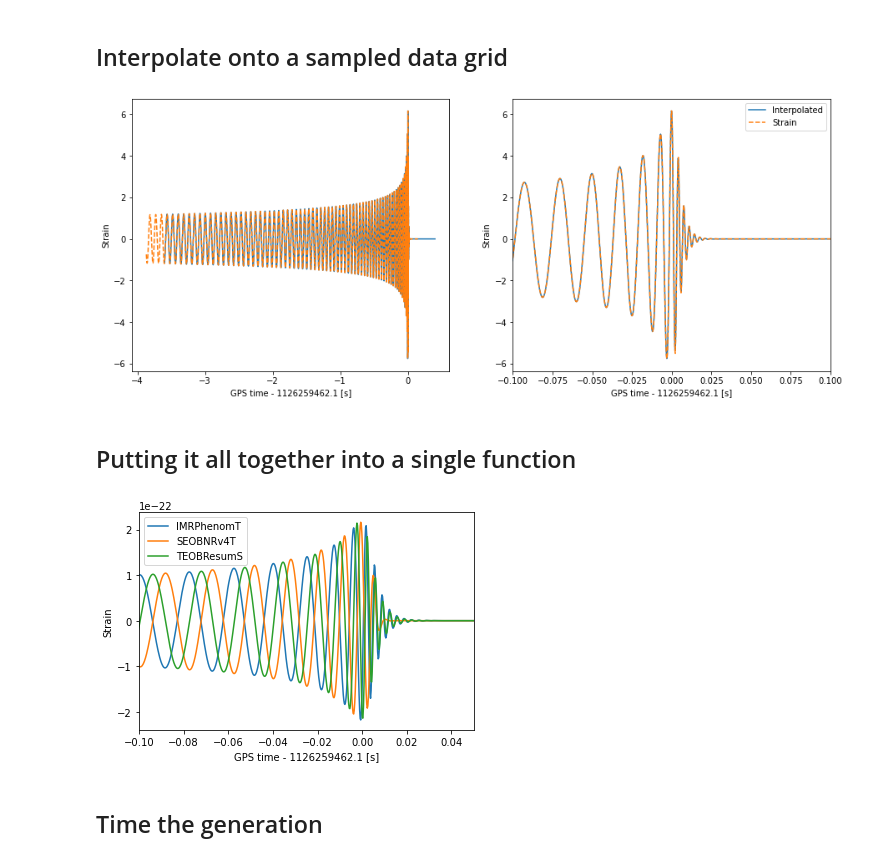
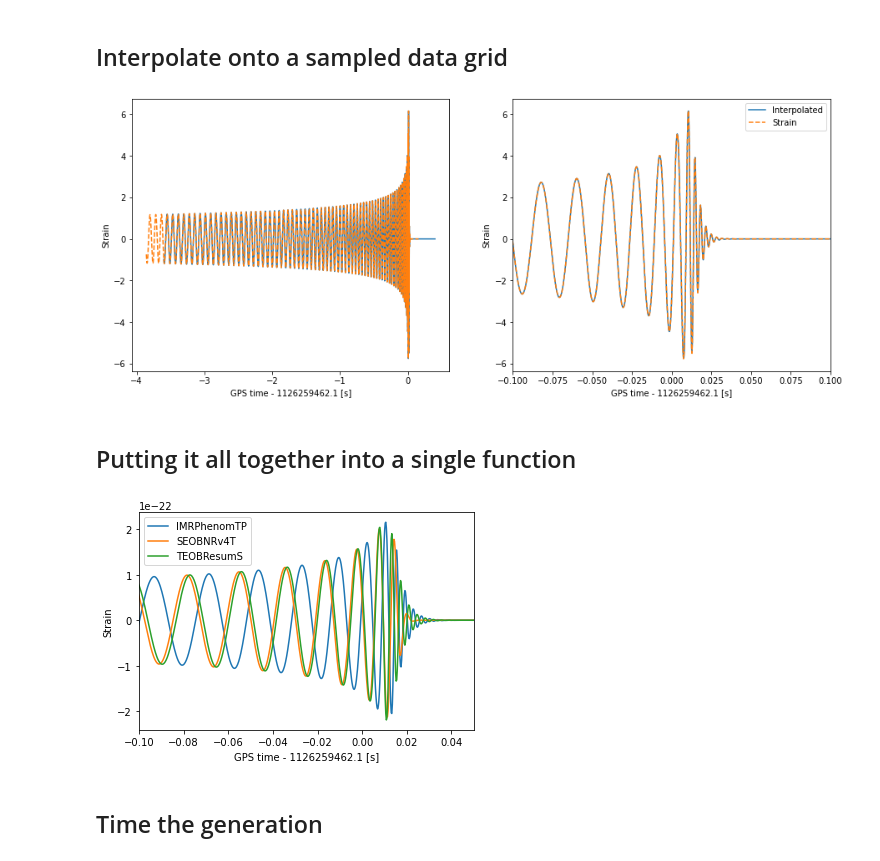
Before and after one commit to GregoryAshton/GregoryAshton.github.io, a Jupyter notebook: source/notes/waveform_projection.ipynb, the cells around one changed output. Drawn from its saved outputs; the diff is of its cells as text; code cells hidden in the pictures.

```diff
--- a/source/notes/waveform_projection.ipynb
+++ b/source/notes/waveform_projection.ipynb
@@ -103,3 +101,6 @@ strain_detector_time = strain_time + geocent_time
+# %%
+time_shift = H1.time_delay_from_geocenter(ra, dec, geocent_time)
+strain_detector_time = strain_time + geocent_time + time_shift
 # %% [markdown]
 But, we'll want to compare our predicted strain with a timeseries of detector data which will be sampled on a different grid (even if the sampling frequency is identical, we would not expect a sampled timeseries to align with the peak of the 2,2 mode!). To convert, we can interpolate.
 # %% [markdown]
@@ -123,7 +124,7 @@ ax2.set_xlim(-0.1, 0.1)
 ax2.legend()
 plt.show()
 # %% [output]
-[figure, old version]
+[figure, new version]
 # %% [markdown]
 ## Putting it all together into a single function
 # %%
@@ -199,7 +200,7 @@ def get_gw_waveform(time, parameters, waveform_approximant, reference_frequency,
     h_plus_time = np.arange(len(h_plus)) * h_plus_timeseries.deltaT + float(h_plus_timeseries.epoch)
 
     h = f_plus * h_plus + f_cross * h_cross
-    t = h_plus_time + par["geocent_time"]
+    t = h_plus_time + par["geocent_time"] + bilby_detector.time_delay_from_geocenter(par["ra"], par["dec"], par["geocent_time"])
 
     h_interp = interp1d(t, h, fill_value=0, bounds_error=False)(time)
 
@@ -209,23 +210,25 @@ def get_gw_waveform(time, parameters, waveform_approximant, reference_frequency,
             raise ValueError(msg)
         else:
             print(msg)
+
     return h_interp
 # %%
 parameters = dict(
-    mass_1=36., mass_2=29., chi_1=0.4, chi_2=0.3, luminosity_distance=2000., theta_jn=0.4, psi=2.659,
+    mass_1=36., mass_2=29., chi_1=0., chi_2=0., luminosity_distance=2000., theta_jn=0.4, psi=2.659,
     phase=2.8, geocent_time=geocent_time, ra=1.375, dec=-1.2108
 )
 
-for waveform in ["IMRPhenomT", "SEOBNRv4T", "TEOBResumS"]:
-    w = get_gw_waveform(data_detector_time, parameters, waveform, "fmin", H1)
+for waveform in ["IMRPhenomTP", "SEOBNRv4T", "TEOBResumS"]:
+    w = get_gw_waveform(data_detector_time, parameters, waveform, "fmin", H1, fudge=0.85)
     plt.plot(data_detector_time - geocent_time, w, label=waveform)
+
 plt.xlim(-0.1, 0.05)
 plt.ylabel("Strain")
 plt.xlabel(f"GPS time - {geocent_time} [s]")
 plt.legend()
 plt.show()
 # %% [output]
-[figure, old version]
+[figure, new version]
 # %% [markdown]
 ## Time the generation
 # %%
```
Also changed, not shown: parts of 12 cells of this notebook, 6 other files.
